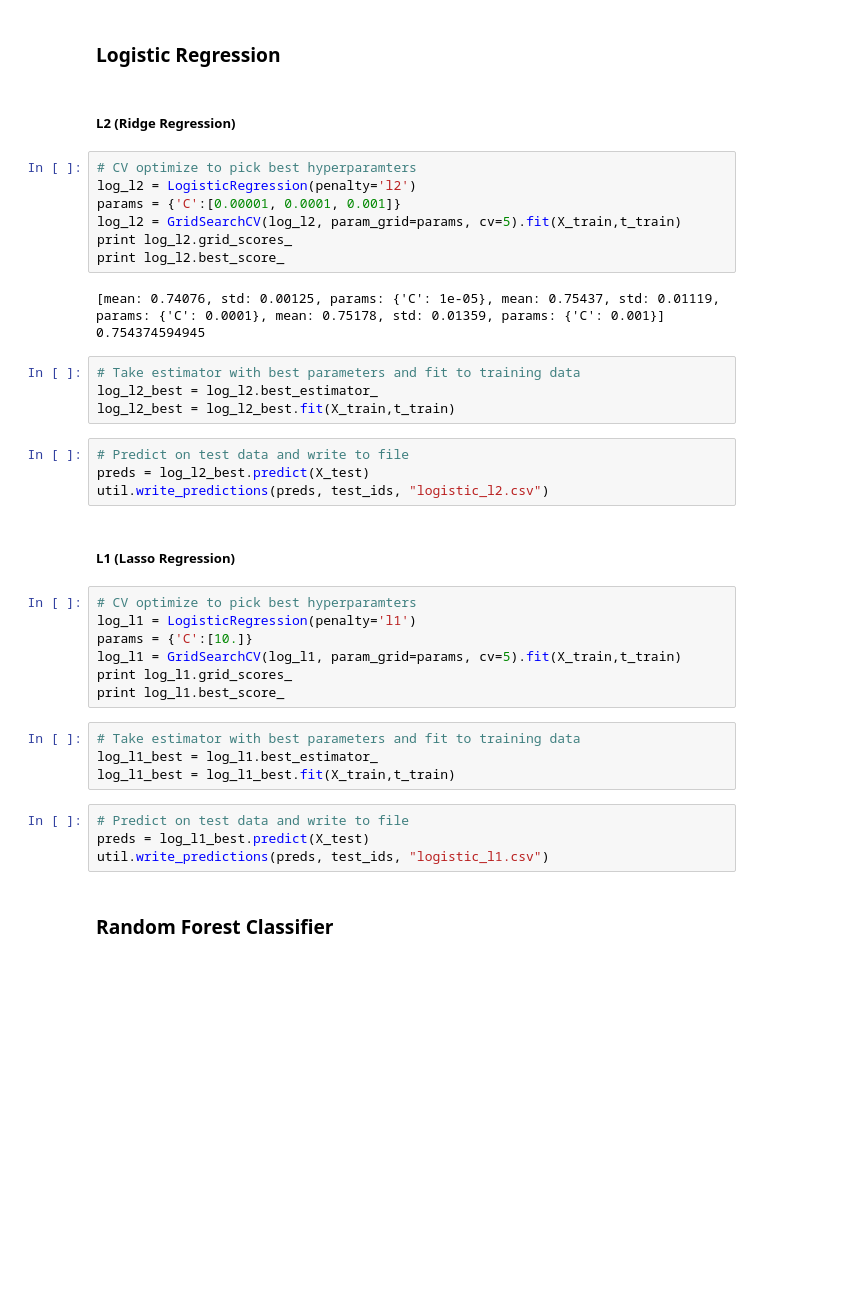
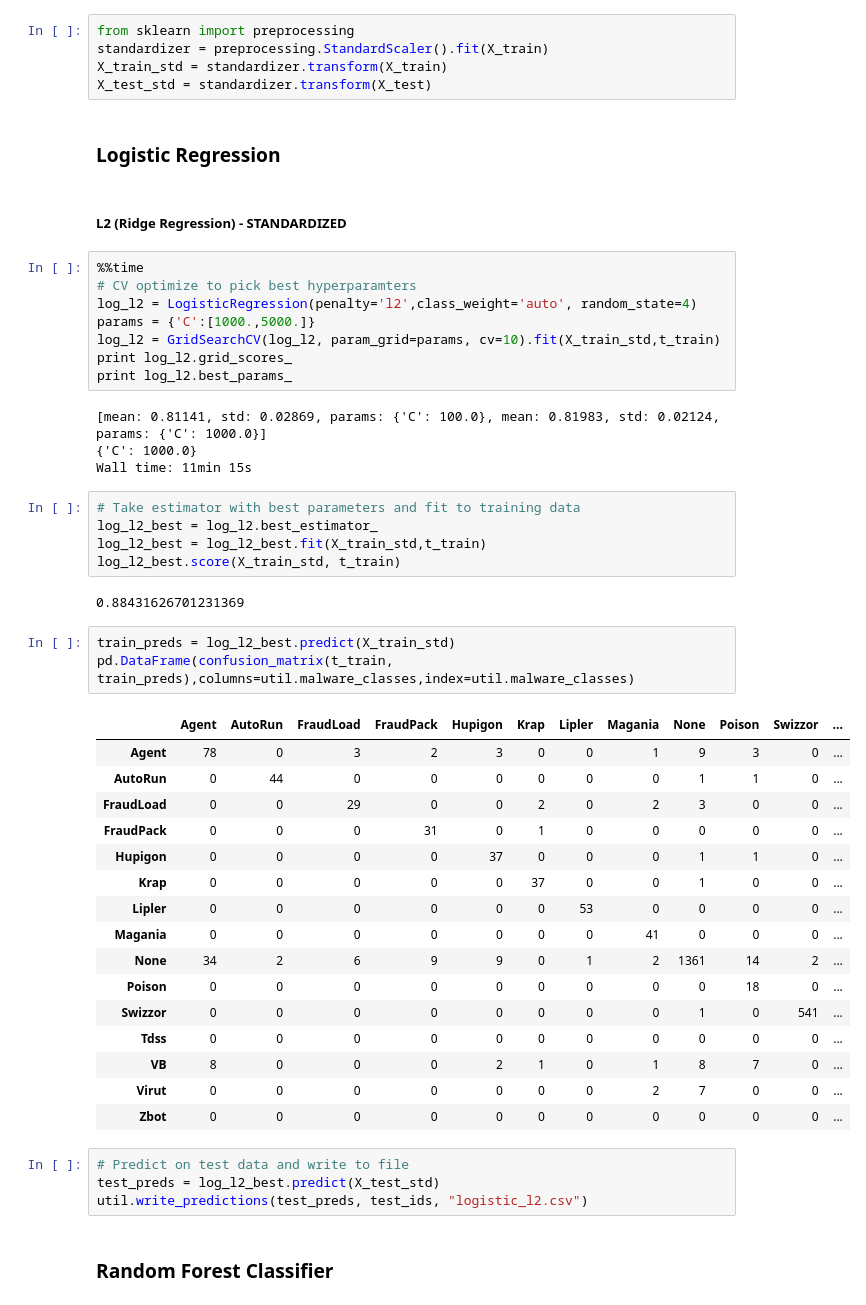
Before and after one commit to sbuschbach/CS181-practical2-SDL, a Jupyter notebook: steve_workspace.ipynb, the cells around one changed output. Drawn from its saved outputs; the diff is of its cells as text; blank space fills up the shorter version.

```diff
--- a/steve_workspace.ipynb
+++ b/steve_workspace.ipynb
@@ -137,45 +165,58 @@ train_ids = np.squeeze(np.asarray(pickle.load(open( "train_ids.p", "rb" ))))
 X_test = pickle.load(open("X_test.p", "rb"))
 t_test = np.squeeze(np.asarray(pickle.load(open( "t_test.p", "rb" ))))
 test_ids = np.squeeze(np.asarray(pickle.load(open( "test_ids.p", "rb" ))))
+# %%
+from sklearn import preprocessing
+standardizer = preprocessing.StandardScaler().fit(X_train)
+X_train_std = standardizer.transform(X_train)
+X_test_std = standardizer.transform(X_test)
 # %% [markdown]
 ### Logistic Regression
 # %% [markdown]
-##### L2 (Ridge Regression)
+##### L2 (Ridge Regression) - STANDARDIZED
 # %%
+%%time
 # CV optimize to pick best hyperparamters
-log_l2 = LogisticRegression(penalty='l2')
-params = {'C':[0.00001, 0.0001, 0.001]}
-log_l2 = GridSearchCV(log_l2, param_grid=params, cv=5).fit(X_train,t_train)
+log_l2 = LogisticRegression(penalty='l2',class_weight='auto', random_state=4)
+params = {'C':[1000.,5000.]}
+log_l2 = GridSearchCV(log_l2, param_grid=params, cv=10).fit(X_train_std,t_train)
 print log_l2.grid_scores_
-print log_l2.best_score_
+print log_l2.best_params_
 # %% [output]
-[mean: 0.74076, std: 0.00125, params: {'C': 1e-05}, mean: 0.75437, std: 0.01119, params: {'C': 0.0001}, mean: 0.75178, std: 0.01359, params: {'C': 0.001}]
-0.754374594945
+[mean: 0.81141, std: 0.02869, params: {'C': 100.0}, mean: 0.81983, std: 0.02124, params: {'C': 1000.0}]
+{'C': 1000.0}
+Wall time: 11min 15s
 # %%
 # Take estimator with best parameters and fit to training data
 log_l2_best = log_l2.best_estimator_
-log_l2_best = log_l2_best.fit(X_train,t_train)
+log_l2_best = log_l2_best.fit(X_train_std,t_train)
+log_l2_best.score(X_train_std, t_train)
+# %% [output]
+0.88431626701231369
+# %%
+train_preds = log_l2_best.predict(X_train_std)
+pd.DataFrame(confusion_matrix(t_train, train_preds),columns=util.malware_classes,index=util.malware_classes)
+# %% [output]
+|  | Agent | AutoRun | FraudLoad | FraudPack | Hupigon | Krap | Lipler | Magania | None | Poison | Swizzor | ... |
+| Agent | 78 | 0 | 3 | 2 | 3 | 0 | 0 | 1 | 9 | 3 | 0 | ... |
+| AutoRun | 0 | 44 | 0 | 0 | 0 | 0 | 0 | 0 | 1 | 1 | 0 | ... |
+| FraudLoad | 0 | 0 | 29 | 0 | 0 | 2 | 0 | 2 | 3 | 0 | 0 | ... |
+| FraudPack | 0 | 0 | 0 | 31 | 0 | 1 | 0 | 0 | 0 | 0 | 0 | ... |
+| Hupigon | 0 | 0 | 0 | 0 | 37 | 0 | 0 | 0 | 1 | 1 | 0 | ... |
+| Krap | 0 | 0 | 0 | 0 | 0 | 37 | 0 | 0 | 1 | 0 | 0 | ... |
+| Lipler | 0 | 0 | 0 | 0 | 0 | 0 | 53 | 0 | 0 | 0 | 0 | ... |
+| Magania | 0 | 0 | 0 | 0 | 0 | 0 | 0 | 41 | 0 | 0 | 0 | ... |
+| None | 34 | 2 | 6 | 9 | 9 | 0 | 1 | 2 | 1361 | 14 | 2 | ... |
+| Poison | 0 | 0 | 0 | 0 | 0 | 0 | 0 | 0 | 0 | 18 | 0 | ... |
+| Swizzor | 0 | 0 | 0 | 0 | 0 | 0 | 0 | 0 | 1 | 0 | 541 | ... |
+| Tdss | 0 | 0 | 0 | 0 | 0 | 0 | 0 | 0 | 0 | 0 | 0 | ... |
+| VB | 8 | 0 | 0 | 0 | 2 | 1 | 0 | 1 | 8 | 7 | 0 | ... |
+| Virut | 0 | 0 | 0 | 0 | 0 | 0 | 0 | 2 | 7 | 0 | 0 | ... |
+| Zbot | 0 | 0 | 0 | 0 | 0 | 0 | 0 | 0 | 0 | 0 | 0 | ... |
 # %%
 # Predict on test data and write to file
-preds = log_l2_best.predict(X_test)
-util.write_predictions(preds, test_ids, "logistic_l2.csv")
+test_preds = log_l2_best.predict(X_test_std)
+util.write_predictions(test_preds, test_ids, "logistic_l2.csv")
-# %% [markdown]
-##### L1 (Lasso Regression)
-# %%
-# CV optimize to pick best hyperparamters
-log_l1 = LogisticRegression(penalty='l1')
-params = {'C':[10.]}
-log_l1 = GridSearchCV(log_l1, param_grid=params, cv=5).fit(X_train,t_train)
-print log_l1.grid_scores_
-print log_l1.best_score_
-# %%
-# Take estimator with best parameters and fit to training data
-log_l1_best = log_l1.best_estimator_
-log_l1_best = log_l1_best.fit(X_train,t_train)
-# %%
-# Predict on test data and write to file
-preds = log_l1_best.predict(X_test)
-util.write_predictions(preds, test_ids, "logistic_l1.csv")
 # %% [markdown]
 ### Random Forest Classifier
 # %%
```
Also changed, not shown: parts of 11 cells of this notebook.
